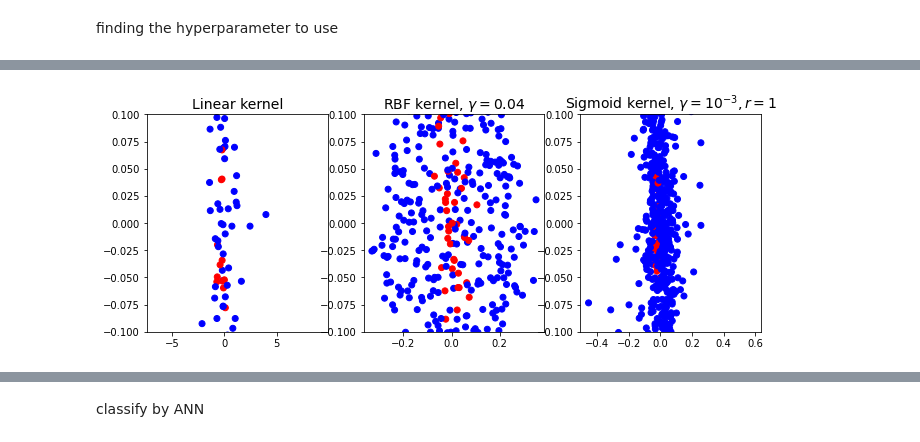
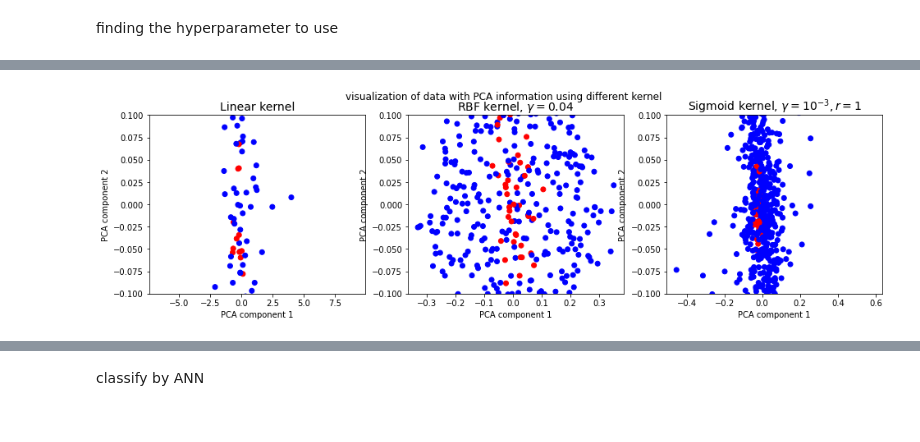
Before and after one commit to jimmylihui/project, a Jupyter notebook: Untitled.ipynb, the cells around one changed output, grey strips where cells are left out. Saved outputs shown, nothing was run; the diff lists cells and outputs as text; code cells hidden in the pictures.

```diff
--- a/Untitled.ipynb
+++ b/Untitled.ipynb
@@ -111,6 +115,3 @@ print(centroid)
 136492.7616898928
 263
 (19.4866, 19.9863)
-# %%
-centroid=((40.25+0.0010)/2,(0.0010+40.0040)/2)
-print(centroid)
@@ -234,8 +206,11 @@ import matplotlib.pyplot as plt
 
 
 #loop over methods and plot the projection of the Swiss roll
-plt.figure(figsize=(11, 4))
-for subplot, pca, title in ((131, lin_pca, "Linear kernel"),
+plt.figure(figsize=(20, 5))
+plt.xlabel("principle component 1")
+plt.ylabel("principle component 2")
+plt.title("visualization of data with PCA information")
+for subplot, pca, title in ((131, lin_pca, "Linear kernel"), #plot datas after applying linear kernel, RBF kernel and sigmoid kernel
                             (132, rbf_pca, "RBF kernel, $\gamma=0.04$"),
                             (133, sig_pca, "Sigmoid kernel, $\gamma=10^{-3}, r=1$")):
     X_reduced = pca.fit_transform(zone1_values)
@@ -244,4 +219,7 @@ for subplot, pca, title in ((131, lin_pca, "Linear kernel"),
 
     plt.subplot(subplot), plt.title(title, fontsize=14)
     plt.scatter(X_reduced[:, 0], X_reduced[:, 1], c=colormap[zone1_tag])
+    plt.xlabel("principle component 1")
+    plt.ylabel("principle component 2")
+    plt.title(format(title), fontsize=16)
 # %% [output]
@@ -509,0 +512,23 @@ plot_dataset(PCA_component_zone_4, zone4_tag, [-0.05, 0.05, -0.05, 0.05])
+# %%
+#plot the pca reduction of original data
+#centernoid is (20.1255, 20.002499999999998)
+values=[]
+df['X'] = df['X'] - 20.1255 # transform the x axis to position to the centeroid
+df['Y']=df['Y']-20.002499999999998 # transform the y axis to position to the centeroid
+values=df.iloc[:,1:5] #getting value of x.y.mux,muy
+
+tag=df.iloc[:,-1] #getting value of membership
+scaler = StandardScaler() #initialize a standard scalar
+scaler.fit(values) # fit the scalar with value of x,y, mux,muy
+
+
+values=scaler.transform(values) #transform the values with scalar
+#using PCA reduce
+
+
+rbf_pca = KernelPCA(n_components = 2, kernel="linear", gamma=0.001, fit_inverse_transform=True) #initialize a linear kernel PCA
+values_reduced = rbf_pca.fit_transform(values) # using PCA to transform value
+plt.scatter(values_reduced[:, 0], values_reduced[:, 1], c=colormap[tag]) # plot the values
+plt.title("visualization of data in inner 4 zones with PCA information")
+plt.xlabel("principle component 1")
+plt.ylabel("principle component 2")
@@ -609,25 +638,28 @@ array([[48, 12],
 # %%
 import matplotlib
 import matplotlib.pyplot as plt
 
-
+#setting up different kernel of PCA
 lin_pca = KernelPCA(n_components = 2, kernel="linear", fit_inverse_transform=True)
 rbf_pca = KernelPCA(n_components = 2, kernel="rbf", gamma=0.01, fit_inverse_transform=True)
 sig_pca = KernelPCA(n_components = 2, kernel="sigmoid", gamma=0.01, coef0=1, fit_inverse_transform=True)
 #loop over methods and plot the projection of the Swiss roll
-plt.figure(figsize=(11, 4))
+plt.figure(figsize=(16, 4))
+plt.suptitle("visualization of data with PCA information using different kernel")
 for subplot, pca, title in ((131, lin_pca, "Linear kernel"),
                             (132, rbf_pca, "RBF kernel, $\gamma=0.04$"),
                             (133, sig_pca, "Sigmoid kernel, $\gamma=10^{-3}, r=1$")):
     X_reduced = pca.fit_transform(values)
     if subplot == 132:
         X_reduced_rbf = X_reduced
 
     plt.subplot(subplot), plt.title(title, fontsize=14)
     plt.scatter(X_reduced[:, 0], X_reduced[:, 1], c=colormap[tag])
     plt.ylim(-0.1, 0.1)
+    plt.xlabel('PCA component 1')
+    plt.ylabel('PCA component 2')
 # %% [output]
-[figure, old version]
+[figure, new version]
 # %%
 #using model to test zone 1
 zone1_reduced=[]
```
Also changed, not shown: parts of 31 cells of this notebook.
